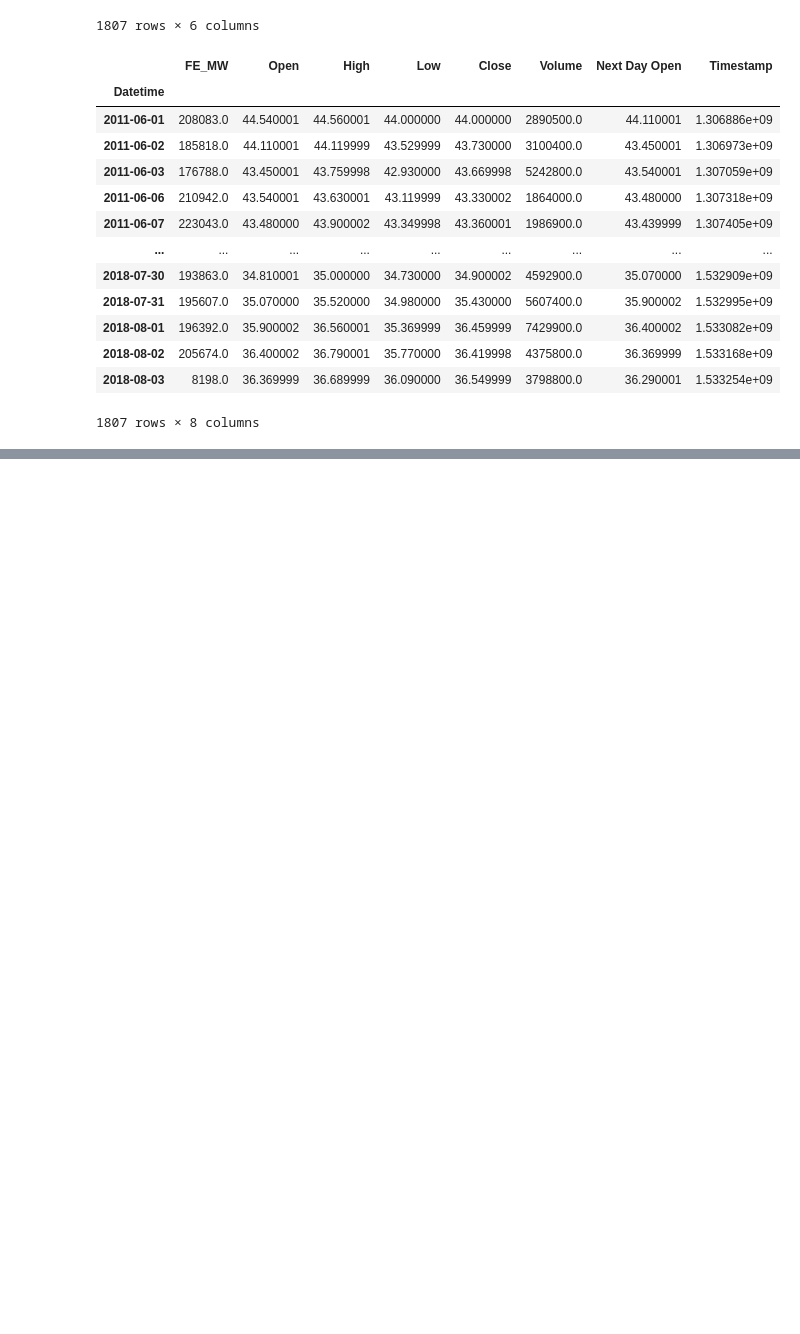
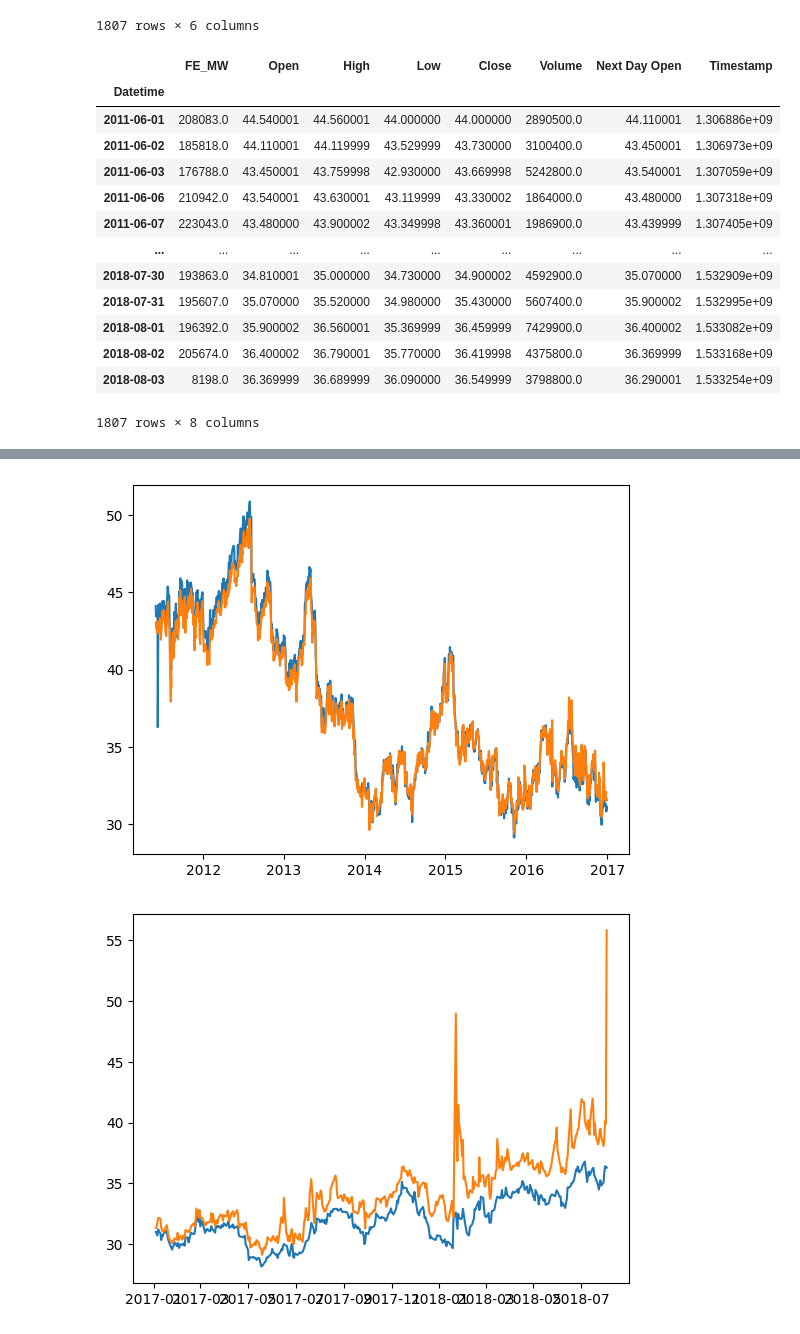
Before and after one commit to lukejjacobs/PJM-Energy-Consumption--Stock-Data, a Jupyter notebook: Stock_AI_Predictions.ipynb, the cells around one changed output, grey strips where cells are left out. Drawn from its saved outputs; the diff is of its cells as text; code cells hidden in the pictures; blank space fills up the shorter version.

```diff
--- a/Stock_AI_Predictions.ipynb
+++ b/Stock_AI_Predictions.ipynb
@@ -192,0 +214,2 @@ optimizer = keras.optimizers.SGD(learning_rate=lr_schedule)
+# %%
+train_predictions = model.predict(X_train_scaled)
@@ -192,0 +218,2 @@ optimizer = keras.optimizers.SGD(learning_rate=lr_schedule)
+# %%
+predictions = model.predict(X_test_scaled)
@@ -192,0 +250,13 @@ optimizer = keras.optimizers.SGD(learning_rate=lr_schedule)
+# %%
+import matplotlib.pyplot as plt
+fig, ax = plt.subplots()
+ax.plot(combined_df.iloc[:1407].index,y_train)
+ax.plot(combined_df.iloc[:1407].index,train_predictions)
+
+fig, ax2 = plt.subplots()
+ax2.plot(combined_df.iloc[1407:].index,y_test)
+ax2.plot(combined_df.iloc[1407:].index,predictions)
+plt.show()
+# %% [output]
+[figure, added]
+[figure, added]
```
Also changed, not shown: parts of 15 cells of this notebook.
